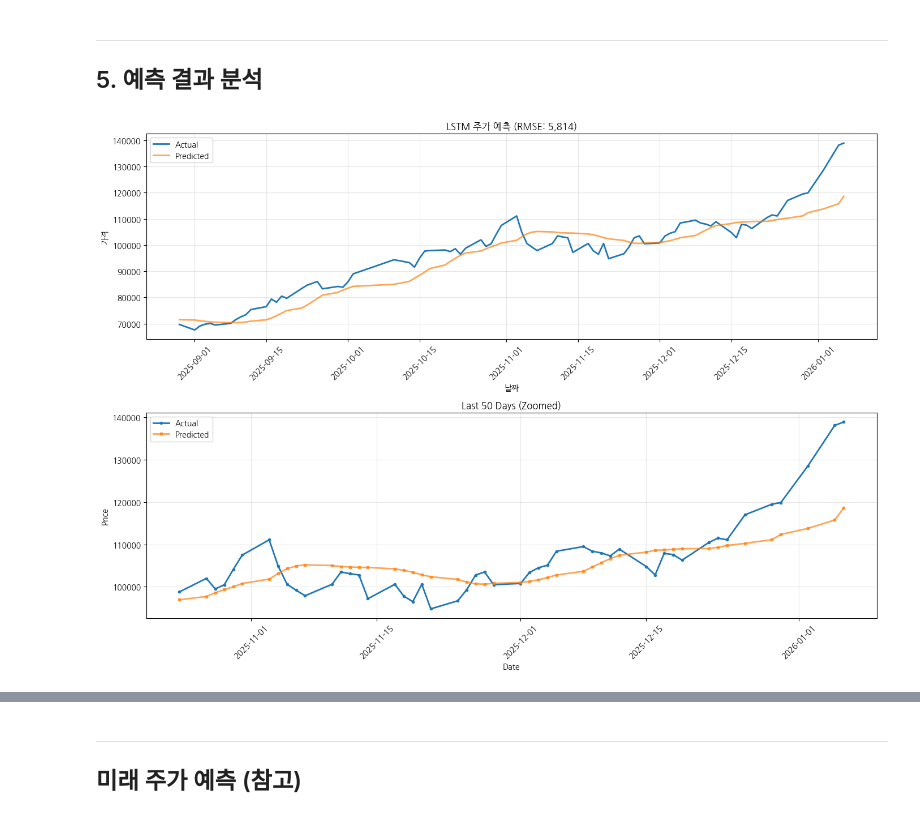
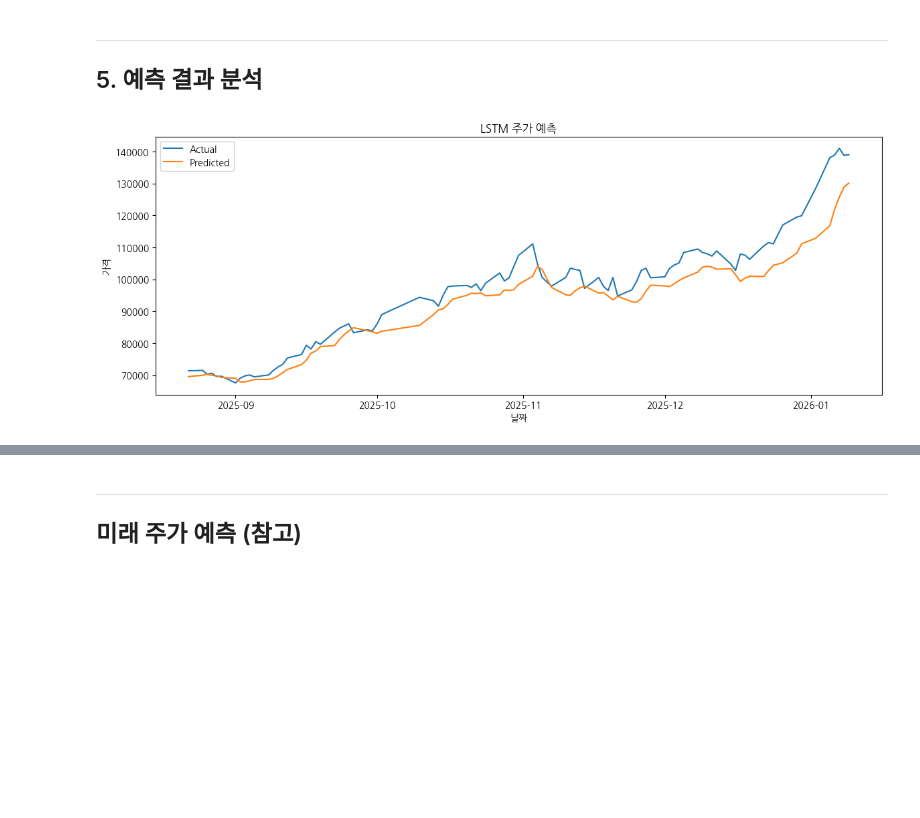
Before and after one commit to ironmanciti/Finance_ePassKorea, a Jupyter notebook: Module_03_AI기반투자분석/24_실습_LSTM_주가예측.ipynb, the cells around one changed output, grey strips where cells are left out. Saved outputs shown, nothing was run; the diff lists cells and outputs as text; code cells hidden in the pictures; blank space fills up the shorter version.

```diff
--- a/Module_03_AI기반투자분석/24_실습_LSTM_주가예측.ipynb
+++ b/Module_03_AI기반투자분석/24_실습_LSTM_주가예측.ipynb
@@ -134,7 +112,7 @@ def create_sequences(data, seq_length):
     return np.array(X), np.array(y)
 
 # 시퀀스 길이 설정
-SEQ_LENGTH = 60  # 과거 60일(약 3개월) 데이터 사용
+SEQ_LENGTH = 20  # 과거 20일(약 1 개월) 데이터 사용
 
 X, y = create_sequences(scaled_data, SEQ_LENGTH)
 
@@ -219,24 +179,9 @@ Model: "sequential"
 ---
 ## 4. 학습 및 평가
 # %%
-# Early Stopping 설정
-early_stop = EarlyStopping(
-    monitor='val_loss',
-    patience=10,
-    restore_best_weights=True
-)
-
-print("[모델 학습 시작]")
-print("=" * 50)
-
 # 모델 학습
 history = model.fit(
-    X_train, y_train,
-    epochs=100,
-    batch_size=32,
-    validation_split=0.1,
-    callbacks=[early_stop],
-    verbose=1
+    X_train, y_train, epochs=100, batch_size=32, validation_split=0.1
 )
 
 print(f"\n학습 완료! (Epochs: {len(history.history['loss'])})")
@@ -323,34 +237,19 @@ MAPE: 4.46%
 # %%
 # 테스트 기간 날짜
 test_dates = df['날짜'].iloc[train_size + SEQ_LENGTH:].values
 
 # 예측 결과 시각화
-fig, axes = plt.subplots(2, 1, figsize=(14, 10))
+plt.figure(figsize=(14, 5))
 
-# 전체 비교
-axes[0].plot(test_dates, y_actual, label='Actual', linewidth=2)
-axes[0].plot(test_dates, y_pred, label='Predicted', linewidth=2, alpha=0.7)
-axes[0].set_xlabel('날짜')
-axes[0].set_ylabel('가격')
-axes[0].set_title(f'LSTM 주가 예측 (RMSE: {rmse:,.0f})')
-axes[0].legend()
-axes[0].grid(True, alpha=0.3)
-axes[0].tick_params(axis='x', rotation=45)
+# 실제값 vs 예측값
+plt.plot(test_dates, y_actual, label='Actual')
+plt.plot(test_dates, y_pred, label='Predicted')
 
-# 마지막 50일 확대
-n_zoom = 50
-axes[1].plot(test_dates[-n_zoom:], y_actual[-n_zoom:],
-             label='Actual', linewidth=2, marker='o', markersize=3)
-axes[1].plot(test_dates[-n_zoom:], y_pred[-n_zoom:],
-             label='Predicted', linewidth=2, marker='s', markersize=3, alpha=0.7)
-axes[1].set_xlabel('Date')
-axes[1].set_ylabel('Price')
-axes[1].set_title(f'Last {n_zoom} Days (Zoomed)')
-axes[1].legend()
-axes[1].grid(True, alpha=0.3)
-axes[1].tick_params(axis='x', rotation=45)
-
-plt.tight_layout()
+# 그래프 설정
+plt.xlabel('날짜')
+plt.ylabel('가격')
+plt.title(f'LSTM 주가 예측')
+plt.legend()
 plt.show()
 # %% [output]
-[figure, old version]
+[figure, new version]
```
Also changed, not shown: parts of 17 cells of this notebook, 25 other files.
